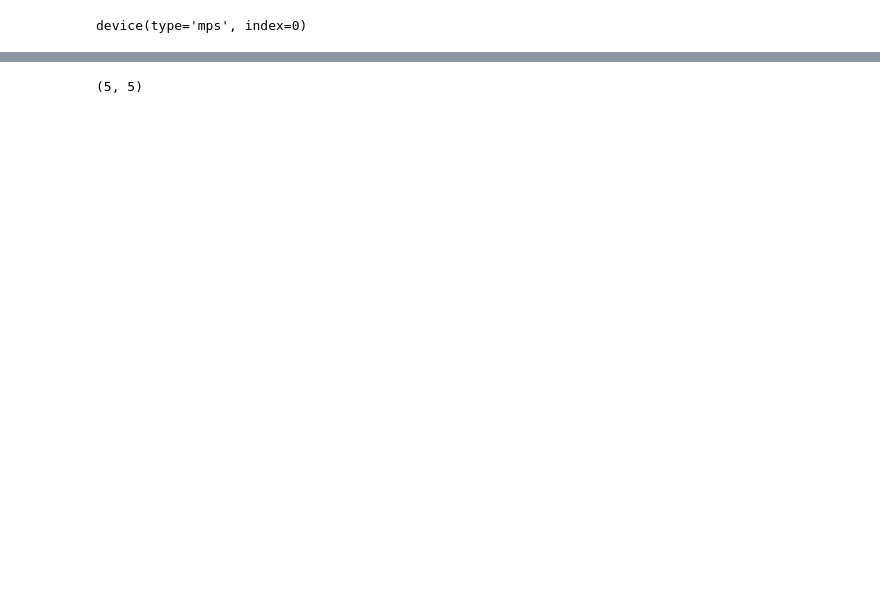
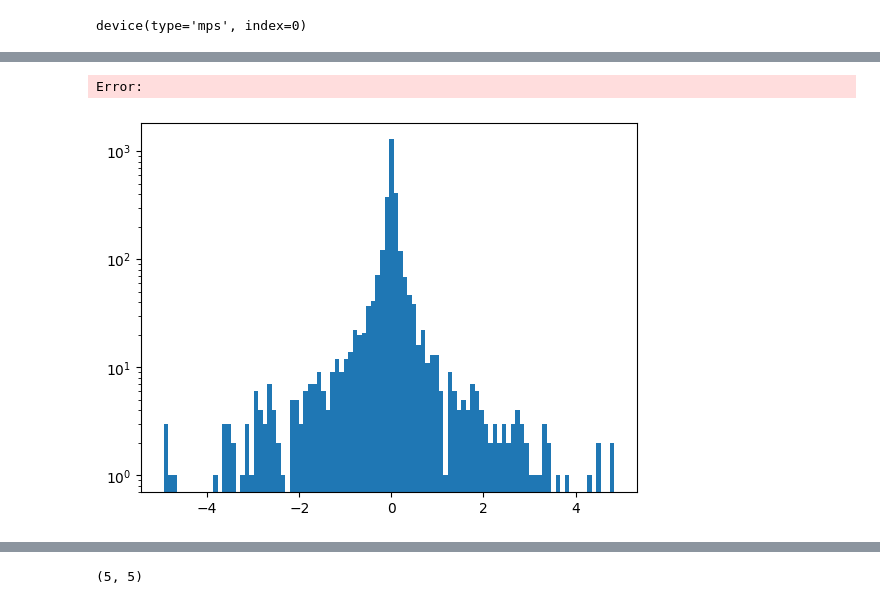
Before and after one commit to empty-michael/bilinear, a Jupyter notebook: test.ipynb, the cells around one changed output, grey strips where cells are left out. Cells and saved outputs as stored; diff of their text form; code cells hidden in the pictures; blank space fills up the shorter version.

```diff
--- a/test.ipynb
+++ b/test.ipynb
@@ -48,2 +143,15 @@ Evaluation | Accuracy: 98.40 %, Loss: 1.9200
+# %%
+y[y.abs() > 0].shape
+# %% [output]
+Error:
+# %%
+x = einsum(eigmodel.layers[0].eigvecs, embed, '... eig d_model, batch d_model -> batch ... eig')
+x = x**2
+x = einsum(eigmodel.eff_eigvals.to("mps"), x, '... eig, batch ... eig -> batch ...')
+
+plt.hist(x[2].flatten().cpu(), bins=100)
+plt.yscale('log')
+# %% [output]
+[figure, added]
 # %%
 eff_eigvals = eigmodel.eff_eigvals
```
Also changed, not shown: parts of 23 cells of this notebook, 2 other files.
